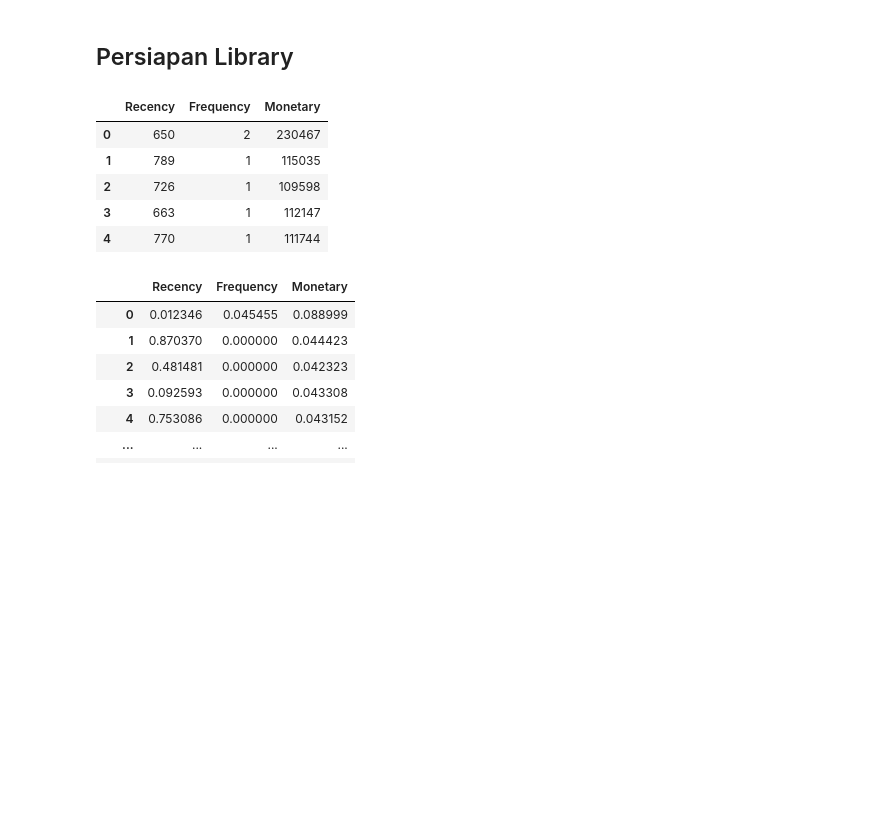
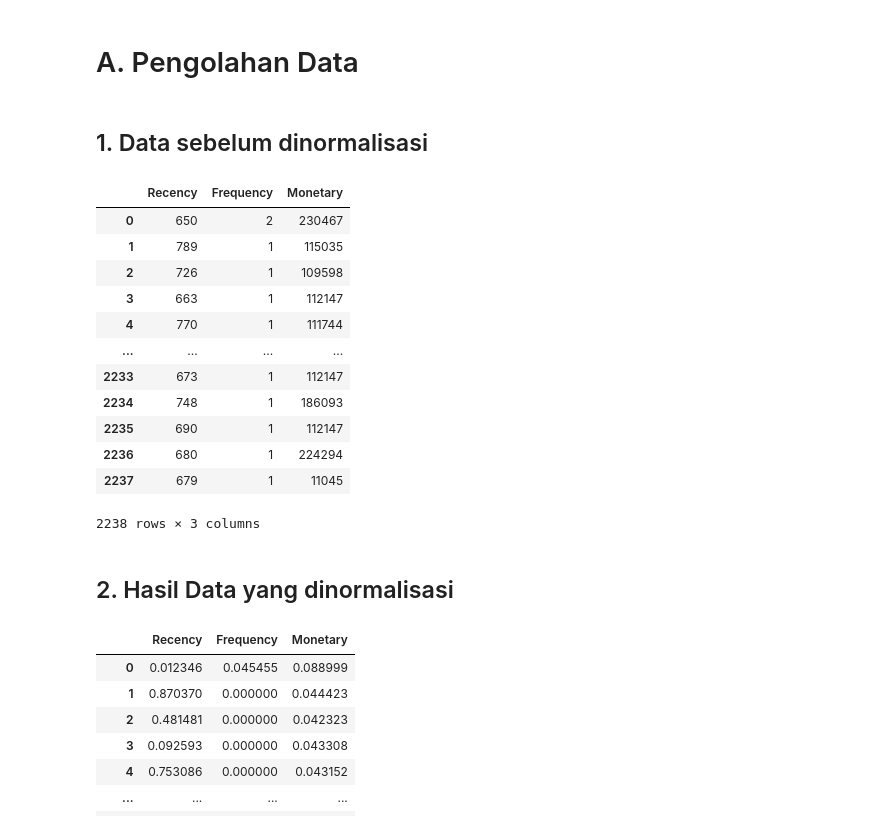
Before and after one commit to fazrigading/cluster_kmedoid, a Jupyter notebook: main.ipynb, the cells around one changed output. Saved outputs shown, nothing was run; the diff lists cells and outputs as text; code cells hidden in the pictures; blank space fills up the shorter version.

```diff
--- a/main.ipynb
+++ b/main.ipynb
@@ -1,20 +1,27 @@
-# %% [markdown]
-## Persiapan Library
+# %% [markdown]
+# A. Pengolahan Data
 # %%
 import pandas as pd
 import numpy as np
 import matplotlib.pyplot as plt
 from sklearn.preprocessing import MinMaxScaler
+# %% [markdown]
+## 1. Data sebelum dinormalisasi
 # %%
 # Baca dataset
 df = pd.read_csv("dataset.csv")
-
-# Tampilkan dataset
-df.head()
+df
 # %% [output]
 |  | Recency | Frequency | Monetary |
 | 0 | 650 | 2 | 230467 |
 | 1 | 789 | 1 | 115035 |
 | 2 | 726 | 1 | 109598 |
 | 3 | 663 | 1 | 112147 |
 | 4 | 770 | 1 | 111744 |
+| ... | ... | ... | ... |
+| 2233 | 673 | 1 | 112147 |
+| 2234 | 748 | 1 | 186093 |
+| 2235 | 690 | 1 | 112147 |
+| 2236 | 680 | 1 | 224294 |
+| 2237 | 679 | 1 | 11045 |
+2238 rows × 3 columns
@@ -21,3 +30,5 @@ df.head()
+# %% [markdown]
+## 2. Hasil Data yang dinormalisasi
 # %%
 # Buat objek MinMaxScaler untuk menormalisasikan nilai pada dataset
 mms = MinMaxScaler()
```
Also changed, not shown: parts of 8 cells of this notebook.
